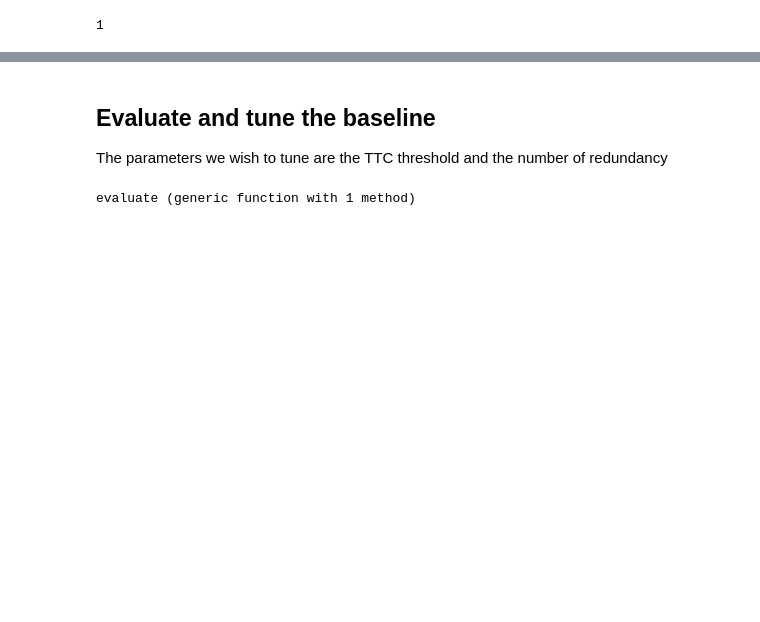
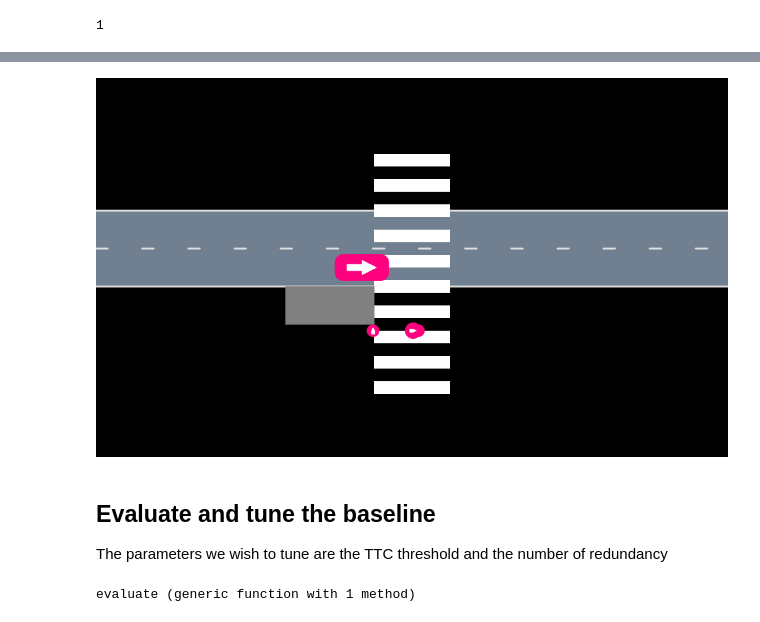
Before and after one commit to sisl/AutomotivePOMDPs.jl, a Jupyter notebook: evaluation_script_test.ipynb, the cells around one changed output, grey strips where cells are left out. Saved outputs shown, nothing was run; the diff lists cells and outputs as text; code cells hidden in the pictures; blank space fills up the shorter version.

```diff
--- a/evaluation_script_test.ipynb
+++ b/evaluation_script_test.ipynb
@@ -157,3 +343,8 @@ findfirst(scene, 1)
+# %%
+push!(scene, ped)
+render(scene, env, cam=cam)
+# %% [output]
+[figure, added]
 # %% [markdown]
 ## Evaluate and tune the baseline
 
```
Also changed, not shown: parts of 31 cells of this notebook, 4 other files.
